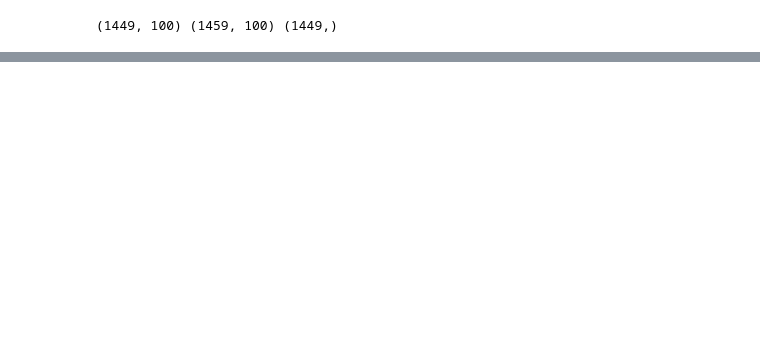
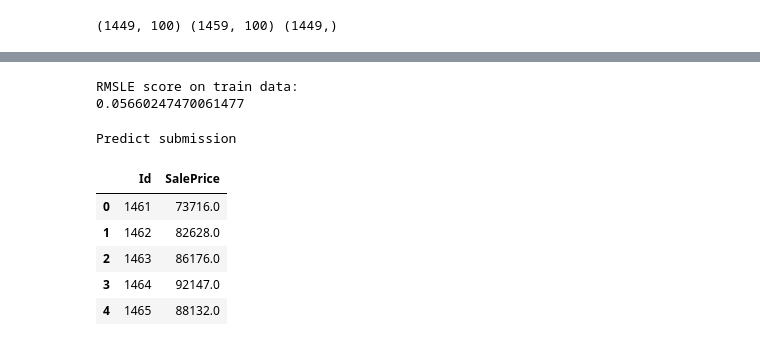
Before and after one commit to huangpenguin/Kaggle_template, a Jupyter notebook: kaggle.process.ipynb, the cells around one changed output, grey strips where cells are left out. Cells and saved outputs as stored; diff of their text form; code cells hidden in the pictures; blank space fills up the shorter version.

```diff
--- a/kaggle.process.ipynb
+++ b/kaggle.process.ipynb
@@ -375,8 +438,8 @@ e_alphas = [0.0001, 0.0002, 0.0003, 0.0004, 0.0005, 0.0006, 0.0007]
 e_l1ratio = [0.8, 0.85, 0.9, 0.95, 0.99, 1]
 # %%
 ridge = make_pipeline(RobustScaler(), RidgeCV(alphas=alphas_alt, cv=kfolds))
-lasso = make_pipeline(RobustScaler(), LassoCV(max_iter=1e7, alphas=alphas2, random_state=42, cv=kfolds))
-elasticnet = make_pipeline(RobustScaler(), ElasticNetCV(max_iter=1e7, alphas=e_alphas, cv=kfolds, l1_ratio=e_l1ratio))
+lasso = make_pipeline(RobustScaler(), LassoCV(max_iter=10000000, alphas=alphas2, random_state=42, cv=kfolds))
+elasticnet = make_pipeline(RobustScaler(), ElasticNetCV(max_iter=10000000, alphas=e_alphas, cv=kfolds, l1_ratio=e_l1ratio))
 svr = make_pipeline(RobustScaler(), SVR(C= 20, epsilon= 0.008, gamma=0.0003,))
 # %%
 gbr = GradientBoostingRegressor(n_estimators=3000, learning_rate=0.05, max_depth=4, max_features='sqrt', min_samples_leaf=15, min_samples_split=10, loss='huber', random_state =42)
@@ -431,0 +539,22 @@ You can try to debug the error by setting error_score='raise'.
+# %%
+def blend_models_predict(X):
+    return ((0.1 * elastic_model_full_data.predict(X)) + \
+            (0.05 * lasso_model_full_data.predict(X)) + \
+            (0.1 * ridge_model_full_data.predict(X)) + \
+            (0.1 * svr_model_full_data.predict(X)) + \
+            (0.1 * gbr_model_full_data.predict(X)) + \
+            (0.15 * xgb_model_full_data.predict(X)) + \
+            (0.1 * lgb_model_full_data.predict(X)) + \
+            (0.3 * stack_gen_model.predict(np.array(X))))
+# %%
+print('RMSLE score on train data:')
+print(rmsle(y, blend_models_predict(X)))
+# %% [output]
+RMSLE score on train data:
+0.05660247470061477
+# %%
+print('Predict submission')
+submission = pd.read_csv("./data/sample_submission.csv")
+submission.iloc[:,1] = np.floor(np.expm1(blend_models_predict(test)))
+# %% [output]
+Predict submission
@@ -431,0 +570,15 @@ You can try to debug the error by setting error_score='raise'.
+# %%
+q1 = submission['SalePrice'].quantile(0.005)
+q2 = submission['SalePrice'].quantile(0.995)
+submission['SalePrice'] = submission['SalePrice'].apply(lambda x: x if x > q1 else x*0.77)
+submission['SalePrice'] = submission['SalePrice'].apply(lambda x: x if x < q2 else x*1.1)
+submission.to_csv("submission.csv", index=False)
+# %%
+submission.head()
+# %% [output]
+|  | Id | SalePrice |
+| 0 | 1461 | 73716.0 |
+| 1 | 1462 | 82628.0 |
+| 2 | 1463 | 86176.0 |
+| 3 | 1464 | 92147.0 |
+| 4 | 1465 | 88132.0 |
```
Also changed, not shown: parts of 15 cells of this notebook, 5 other files.
